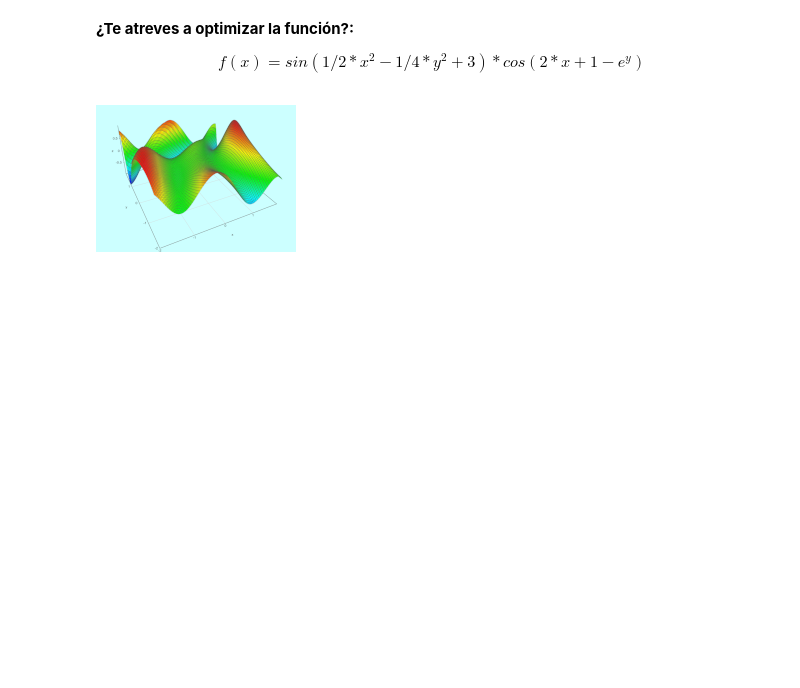
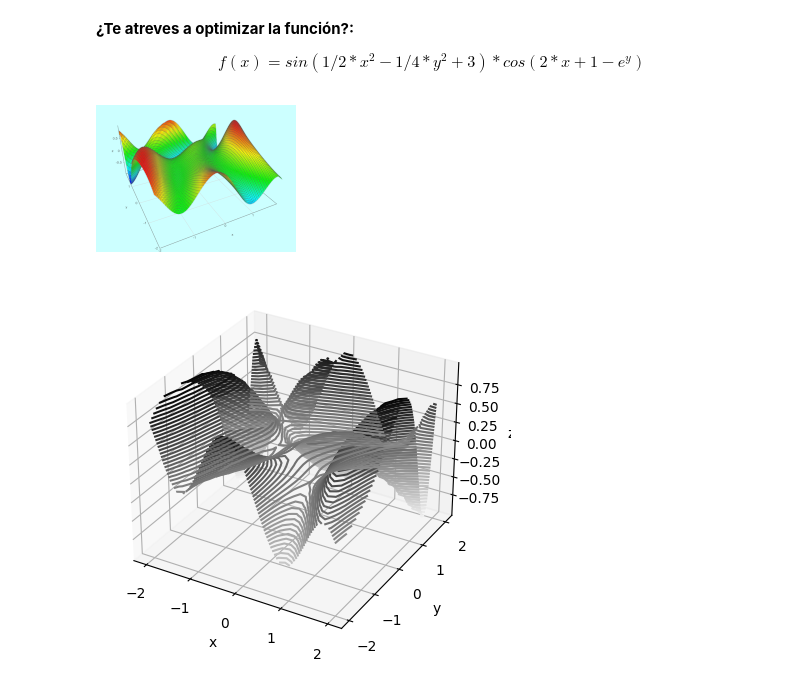
Before and after one commit to UserMarcos/03MIAR---Algoritmos-de-Optimizacion, a Jupyter notebook: Algoritmos_AG2_Marcos_Castro.ipynb, the cells around one changed output. Saved outputs shown, nothing was run; the diff lists cells and outputs as text; code cells hidden in the pictures; blank space fills up the shorter version.

```diff
--- a/Algoritmos_AG2_Marcos_Castro.ipynb
+++ b/Algoritmos_AG2_Marcos_Castro.ipynb
@@ -319,4 +330,26 @@ $$f(x)=sin(1/2 * x^2 - 1/4 * y^2 + 3) * cos(2*x + 1 - e^y)$$
 ![2.png](embedded-picture-1)
 # %%
 #Definimos la funcion
-f= lambda X: math.sin(1/2 * X[0]**2 - 1/4 * X[1]**2 + 3) *math.cos(2*X[0] + 1 - math.exp(X[1]) )
+f= lambda X: np.sin(1/2 * X[0]**2 - 1/4 * X[1]**2 + 3) *np.cos(2*X[0] + 1 - np.exp(X[1]) )
+
+def g(x, y):
+    return np.sin(1/2 * x**2 - 1/4 * y**2 + 3)*np.cos(2*x + 1 - np.exp(y) )
+# %%
+from sympy import symbols
+from sympy.plotting import plot
+from sympy.plotting import plot3d
+
+x = np.linspace(-2, 2, 30)
+y = np.linspace(-2, 2, 30)
+
+X, Y = np.meshgrid(x, y)
+Z = f([X, Y])
+
+fig = plt.figure()
+ax = plt.axes(projection='3d')
+ax.contour3D(X[0], X[1], Z, 50, cmap='binary')
+ax.set_xlabel('x')
+ax.set_ylabel('y')
+ax.set_zlabel('z');
+# %% [output]
+[figure, added]
```
Also changed, not shown: parts of 10 cells of this notebook.
